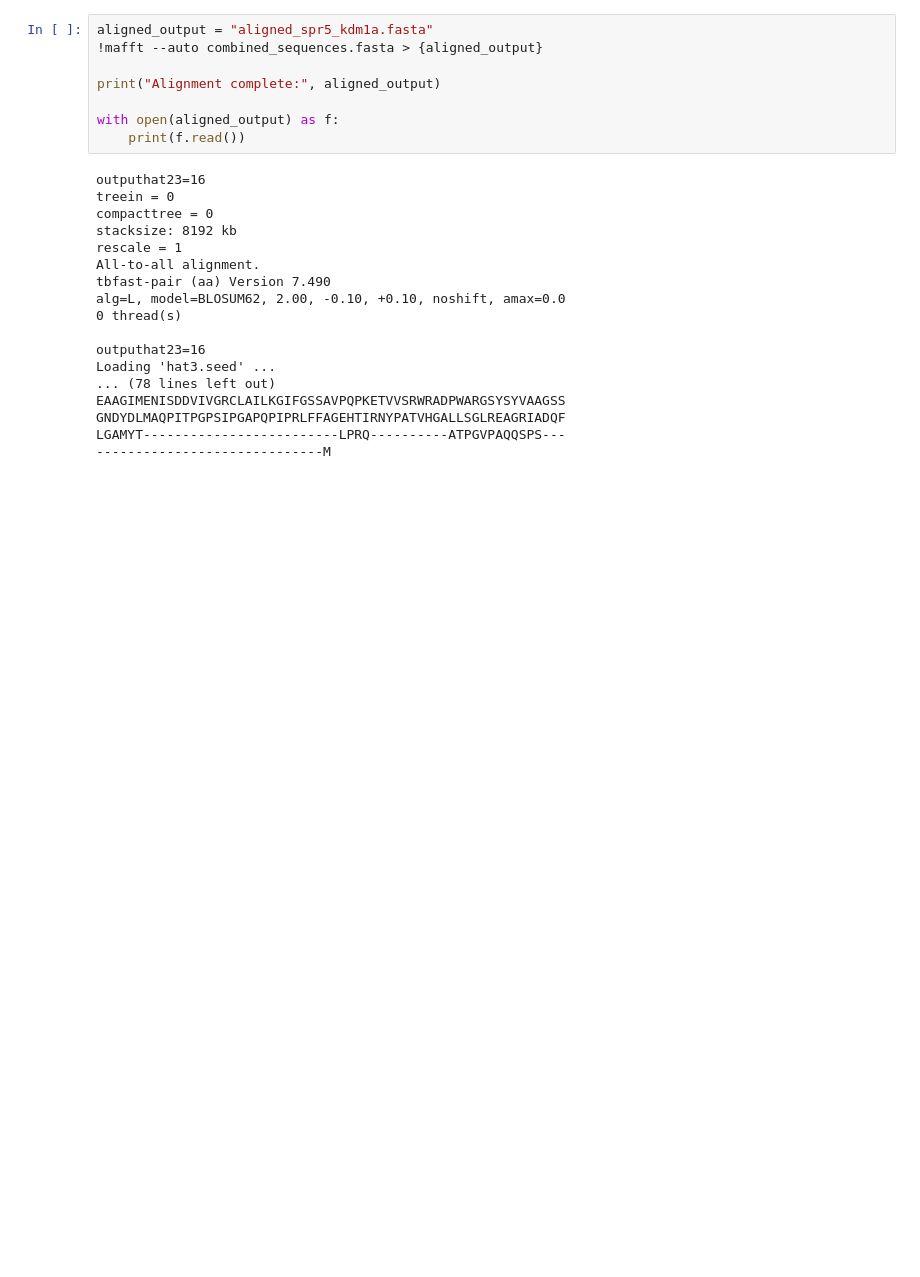
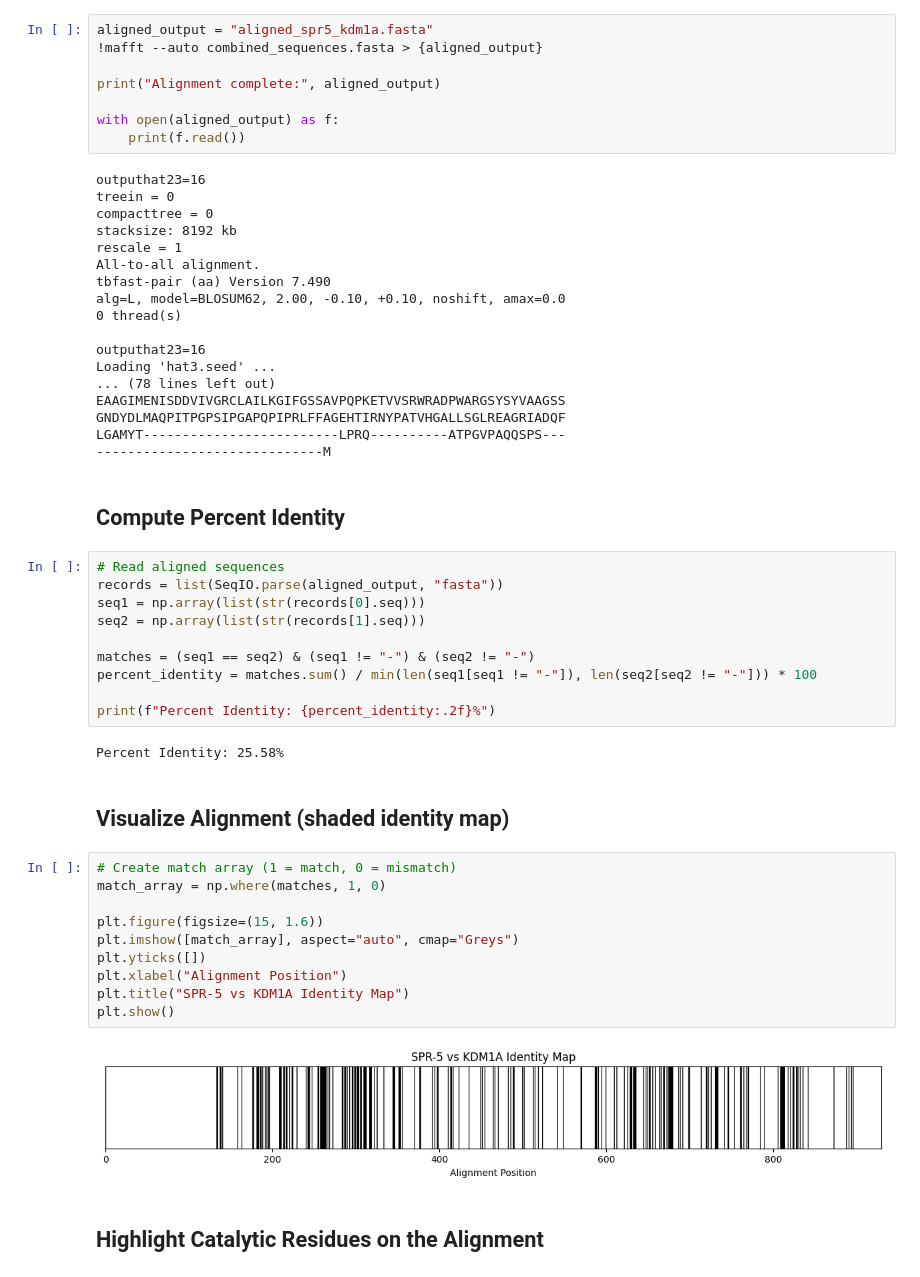
Before and after one commit to marlanaswann/spr5-kdm1a-conservation-, a Jupyter notebook: notebooks/03_Sequence_Alignment_of_KDM1A_and_SPR_5_(MAFFT)_.ipynb, the cells around one changed output. Drawn from its saved outputs; the diff is of its cells as text; blank space fills up the shorter version.

```diff
--- a/notebooks/03_Sequence_Alignment_of_KDM1A_and_SPR_5_(MAFFT)_.ipynb
+++ b/notebooks/03_Sequence_Alignment_of_KDM1A_and_SPR_5_(MAFFT)_.ipynb
@@ -110,3 +110,33 @@ EAAGIMENISDDVIVGRCLAILKGIFGSSAVPQPKETVVSRWRADPWARGSYSYVAAGSS
 GNDYDLMAQPITPGPSIPGAPQPIPRLFFAGEHTIRNYPATVHGALLSGLREAGRIADQF
 LGAMYT-------------------------LPRQ----------ATPGVPAQQSPS---
 -----------------------------M
+# %% [markdown]
+## Compute Percent Identity
+# %%
+# Read aligned sequences
+records = list(SeqIO.parse(aligned_output, "fasta"))
+seq1 = np.array(list(str(records[0].seq)))
+seq2 = np.array(list(str(records[1].seq)))
+
+matches = (seq1 == seq2) & (seq1 != "-") & (seq2 != "-")
+percent_identity = matches.sum() / min(len(seq1[seq1 != "-"]), len(seq2[seq2 != "-"])) * 100
+
+print(f"Percent Identity: {percent_identity:.2f}%")
+# %% [output]
+Percent Identity: 25.58%
+# %% [markdown]
+## Visualize Alignment (shaded identity map)
+# %%
+# Create match array (1 = match, 0 = mismatch)
+match_array = np.where(matches, 1, 0)
+
+plt.figure(figsize=(15, 1.6))
+plt.imshow([match_array], aspect="auto", cmap="Greys")
+plt.yticks([])
+plt.xlabel("Alignment Position")
+plt.title("SPR-5 vs KDM1A Identity Map")
+plt.show()
+# %% [output]
+[figure, added]
+# %% [markdown]
+## Highlight Catalytic Residues on the Alignment
```
Also changed, not shown: parts of 3 cells of this notebook.
